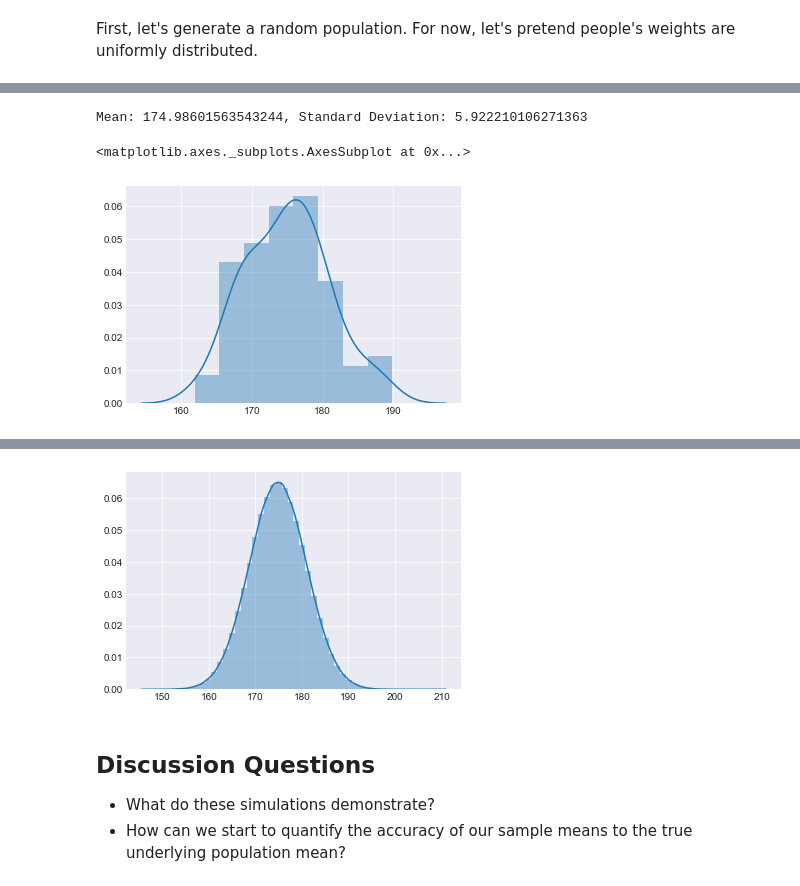
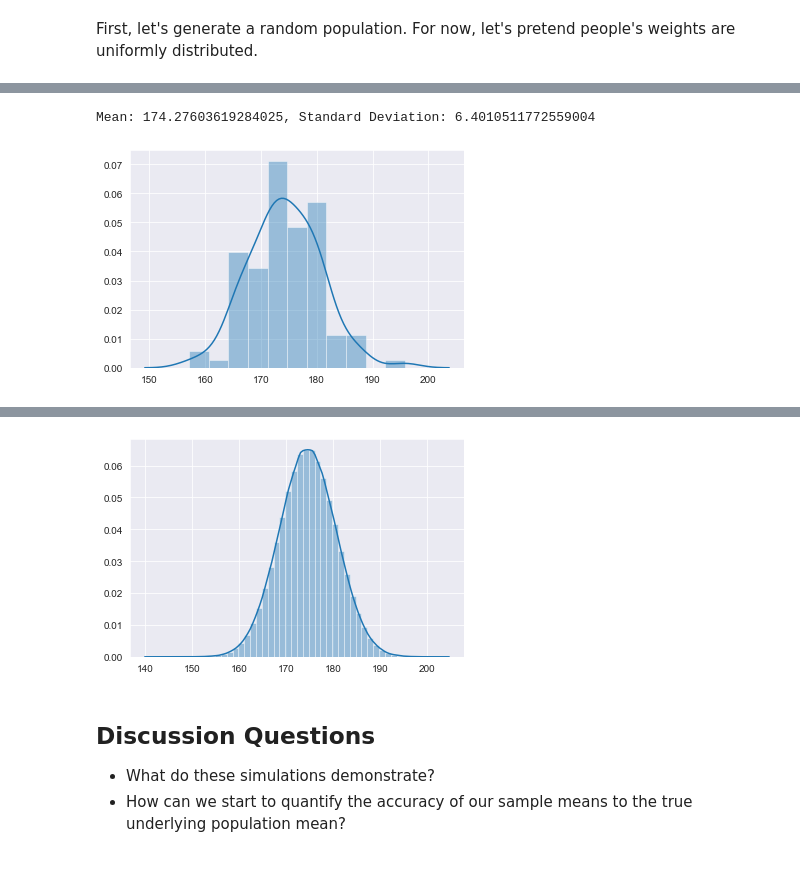
Before and after one commit to learn-co-students/central-limit-theorem-confidence-intervals-houston-ds-082619, a Jupyter notebook: central-limit-theorem-confidence-intervals-Student-Version.ipynb, the cells around one changed output, grey strips where cells are left out. Saved outputs shown, nothing was run; the diff lists cells and outputs as text; code cells hidden in the pictures.

Commit message:
Update student version and add images

```diff
--- a/central-limit-theorem-confidence-intervals-Student-Version.ipynb
+++ b/central-limit-theorem-confidence-intervals-Student-Version.ipynb
@@ -21,25 +25,26 @@ Average weight: 174.84834993003258
 # %%
-samples = [np.random.choice(weights, replace=False, size=50) for i in range(100)]
+samples = [np.random.choice(weights, replace=False, size=50)
+           for i in range(100)]
 print('Mean: {}, Standard Deviation: {}'.format(
-                                                np.mean([np.mean(i) for i in samples]),
-                                                np.std([np.mean(i) for i in samples])
-                                            )
-     )
+    np.mean([np.mean(i) for i in samples]),
+    np.std([np.mean(i) for i in samples])))
 sns.distplot([np.mean(i) for i in samples])
+plt.show()
 # %% [output]
-Mean: 174.98601563543244, Standard Deviation: 5.922210106271363
+Mean: 174.27603619284025, Standard Deviation: 6.4010511772559004
-<matplotlib.axes._subplots.AxesSubplot at 0x...>
-[figure, old version]
+[figure, new version]
 # %%
 import datetime
 start = datetime.datetime.now()
-samples2 = [np.random.choice(weights, replace=False, size=50) for i in range(10**6)]
+samples2 = [np.random.choice(weights, replace=False, size=50)
+            for i in range(10**6)]
 sns.distplot([np.mean(i) for i in samples2])
 finish = datetime.datetime.now()
+
 print('Mean: {}, Standard Deviation: {}'.format(
-                                                np.mean([np.mean(i) for i in samples2]),
-                                                np.std([np.mean(i) for i in samples2])
-                                            )
-     )
+    np.mean([np.mean(i) for i in samples2]),
+    np.std([np.mean(i) for i in samples2])))
 print('Warning! This cell took: {} to execute. Rerunning will take a similar length of time.'.format(finish-start))
+
+plt.show()
 # %% [output]
@@ -48,4 +53,4 @@ Warning! This cell took: 0:01:40.783702 to execute. Rerunning will take a simila
-[figure, old version]
+[figure, new version]
 # %% [markdown]
 ## Discussion Questions
 
```
Also changed, not shown: parts of 7 cells of this notebook, 1 other file.
